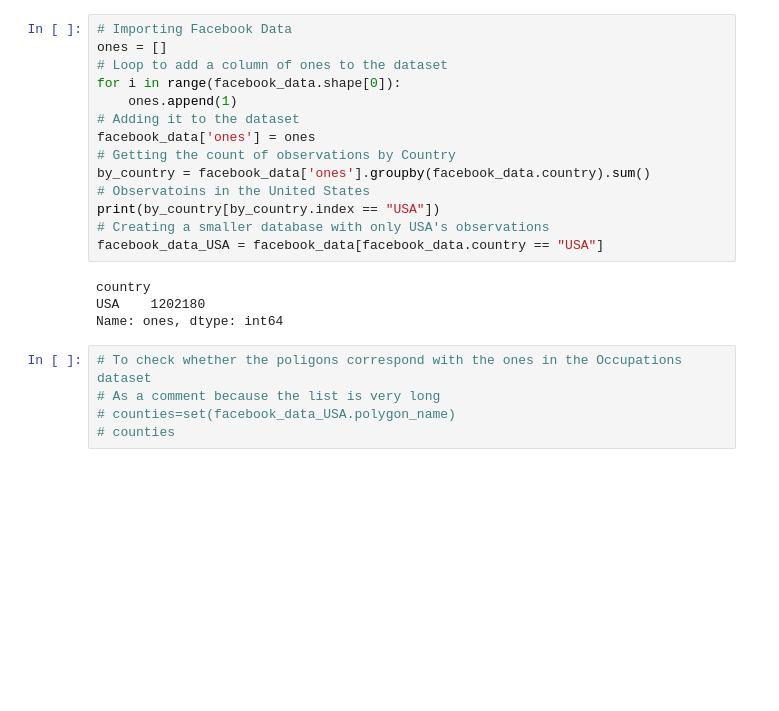
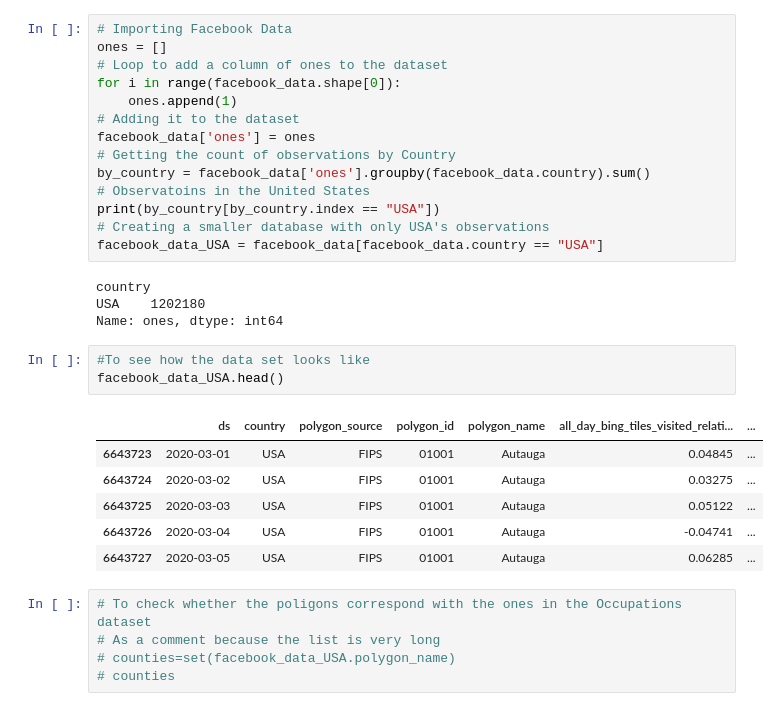
Before and after one commit to santiagoruizmoreno/teleworking_ghg, a Jupyter notebook: Code/Demand_for_transportation.ipynb, the cells around one changed output. Saved outputs shown, nothing was run; the diff lists cells and outputs as text; blank space fills up the shorter version.

```diff
--- a/Code/Demand_for_transportation.ipynb
+++ b/Code/Demand_for_transportation.ipynb
@@ -76,6 +76,16 @@ facebook_data_USA = facebook_data[facebook_data.country == "USA"]
 country
 USA    1202180
 Name: ones, dtype: int64
+# %%
+#To see how the data set looks like
+facebook_data_USA.head()
+# %% [output]
+|  | ds | country | polygon_source | polygon_id | polygon_name | all_day_bing_tiles_visited_relati... | ... |
+| 6643723 | 2020-03-01 | USA | FIPS | 01001 | Autauga | 0.04845 | ... |
+| 6643724 | 2020-03-02 | USA | FIPS | 01001 | Autauga | 0.03275 | ... |
+| 6643725 | 2020-03-03 | USA | FIPS | 01001 | Autauga | 0.05122 | ... |
+| 6643726 | 2020-03-04 | USA | FIPS | 01001 | Autauga | -0.04741 | ... |
+| 6643727 | 2020-03-05 | USA | FIPS | 01001 | Autauga | 0.06285 | ... |
 # %%
 # To check whether the poligons correspond with the ones in the Occupations dataset
 # As a comment because the list is very long
```
Also changed, not shown: parts of 3 cells of this notebook.
